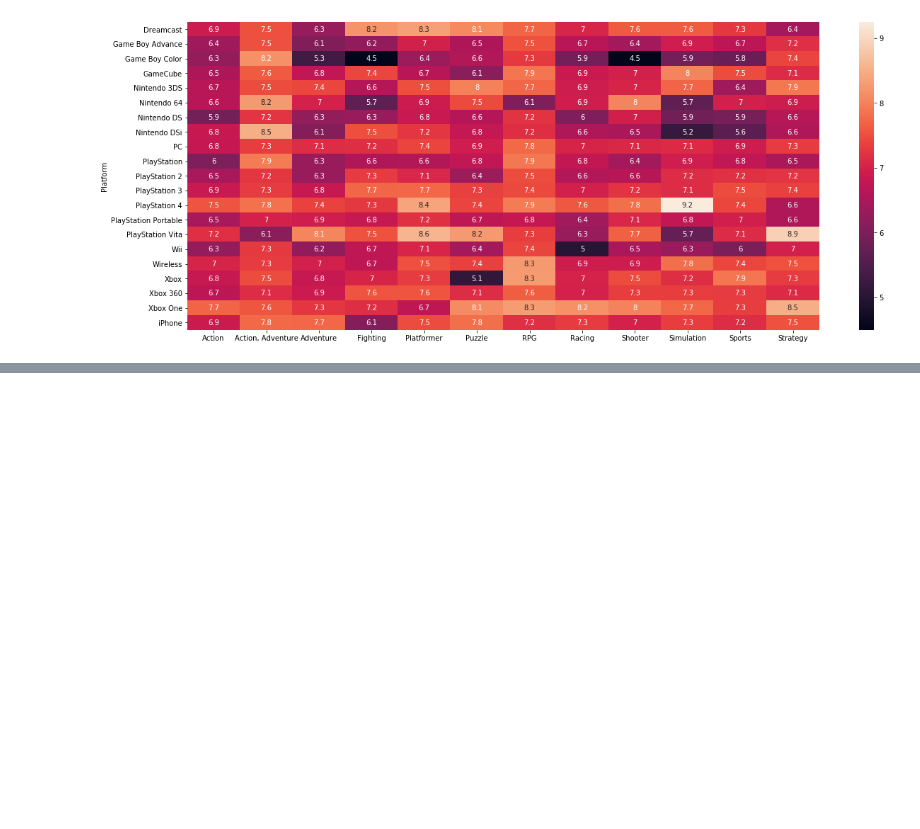
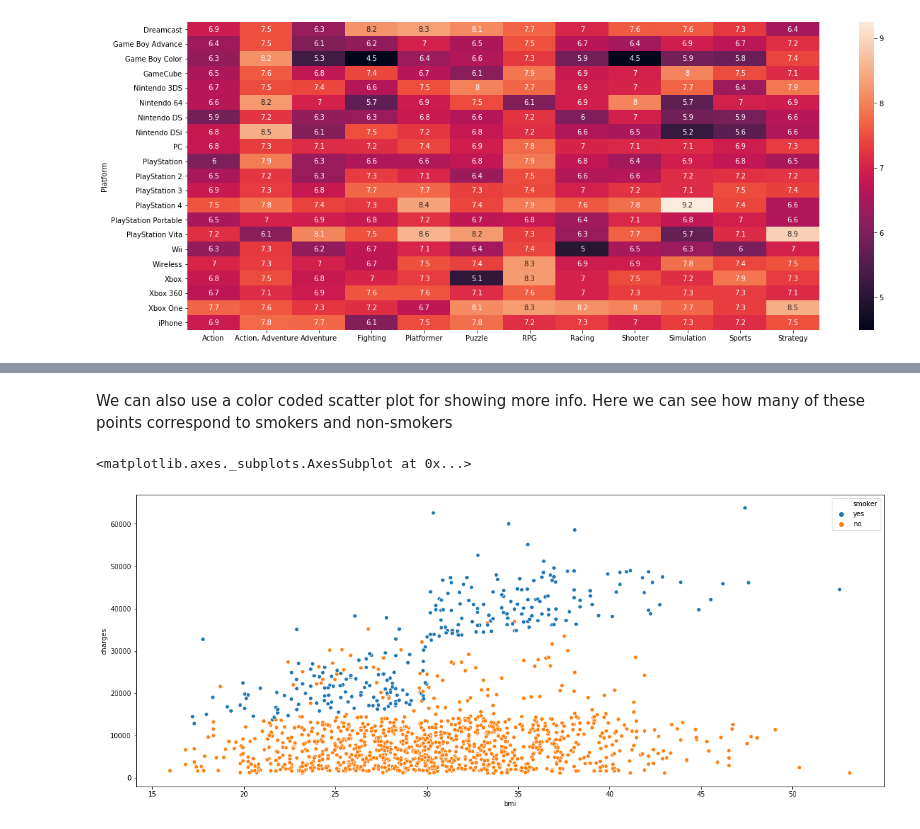
Before and after one commit to SB-Jr/tldr_plotting, a Jupyter notebook: Seaborn.ipynb, the cells around one changed output, grey strips where cells are left out. Drawn from its saved outputs; the diff is of its cells as text; code cells hidden in the pictures; blank space fills up the shorter version.

```diff
--- a/Seaborn.ipynb
+++ b/Seaborn.ipynb
@@ -110,0 +144,8 @@ sns.heatmap(data=ign_df, annot=True)
+# %% [markdown]
+We can also use a color coded scatter plot for showing more info. Here we can see how many of these points correspond to smokers and non-smokers
+# %%
+plt.figure(figsize=(20,8))
+sns.scatterplot(x = insurance_df['bmi'], y = insurance_df['charges'], hue=insurance_df['smoker'])
+# %% [output]
+<matplotlib.axes._subplots.AxesSubplot at 0x...>
+[figure, added]
```
Also changed, not shown: parts of 27 cells of this notebook, 1 other file.
